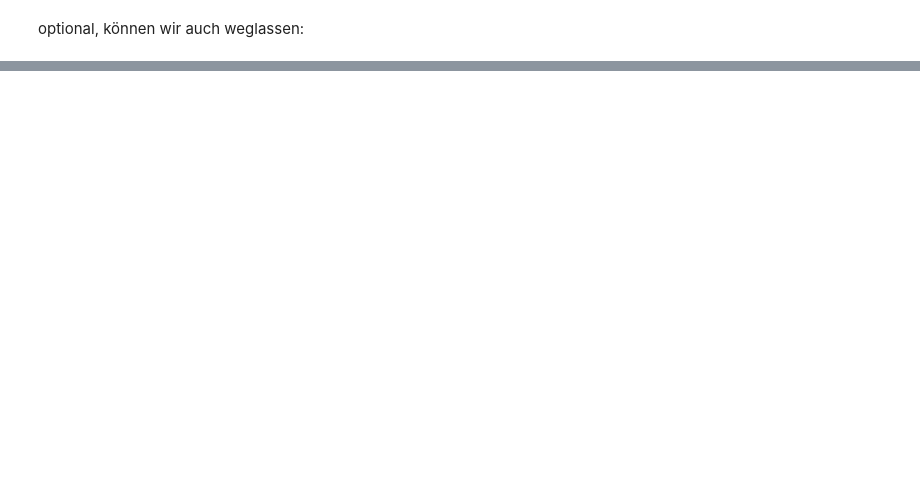
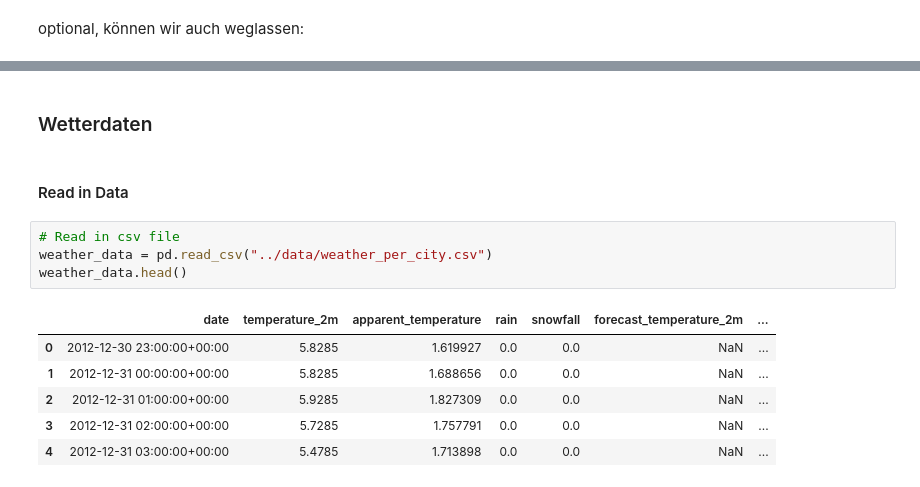
Before and after one commit to skessler01/data_literacy, a Jupyter notebook: notebooks/pipeline.ipynb, the cells around one changed output, grey strips where cells are left out. Saved outputs shown, nothing was run; the diff lists cells and outputs as text; blank space fills up the shorter version.

```diff
--- a/notebooks/pipeline.ipynb
+++ b/notebooks/pipeline.ipynb
@@ -186,0 +353,15 @@ Name: count, dtype: int64
+# %% [markdown]
+### Wetterdaten
+# %% [markdown]
+#### Read in Data
+# %%
+# Read in csv file
+weather_data = pd.read_csv("../data/weather_per_city.csv")
+weather_data.head()
+# %% [output]
+|  | date | temperature_2m | apparent_temperature | rain | snowfall | forecast_temperature_2m | ... |
+| 0 | 2012-12-30 23:00:00+00:00 | 5.8285 | 1.619927 | 0.0 | 0.0 | NaN | ... |
+| 1 | 2012-12-31 00:00:00+00:00 | 5.8285 | 1.688656 | 0.0 | 0.0 | NaN | ... |
+| 2 | 2012-12-31 01:00:00+00:00 | 5.9285 | 1.827309 | 0.0 | 0.0 | NaN | ... |
+| 3 | 2012-12-31 02:00:00+00:00 | 5.7285 | 1.757791 | 0.0 | 0.0 | NaN | ... |
+| 4 | 2012-12-31 03:00:00+00:00 | 5.4785 | 1.713898 | 0.0 | 0.0 | NaN | ... |
```
Also changed, not shown: parts of 20 cells of this notebook, 1 other file.
